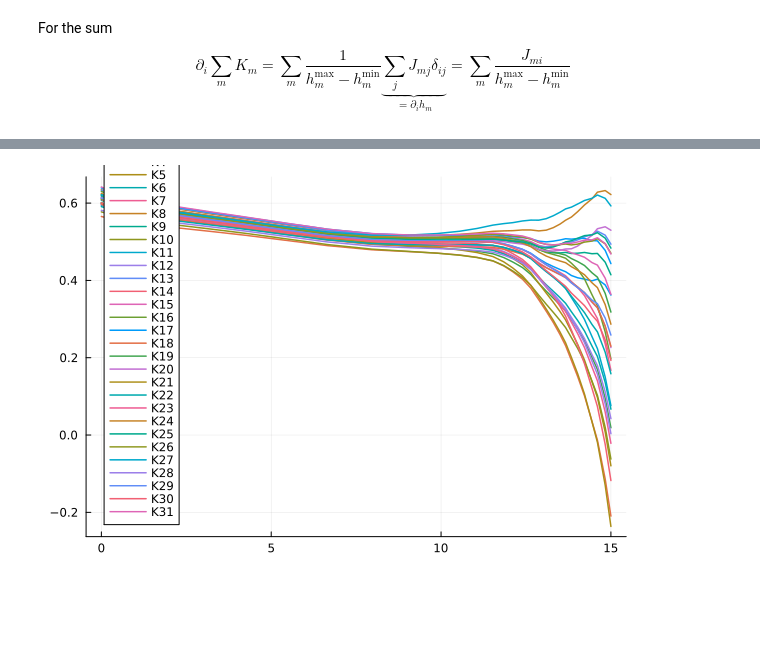
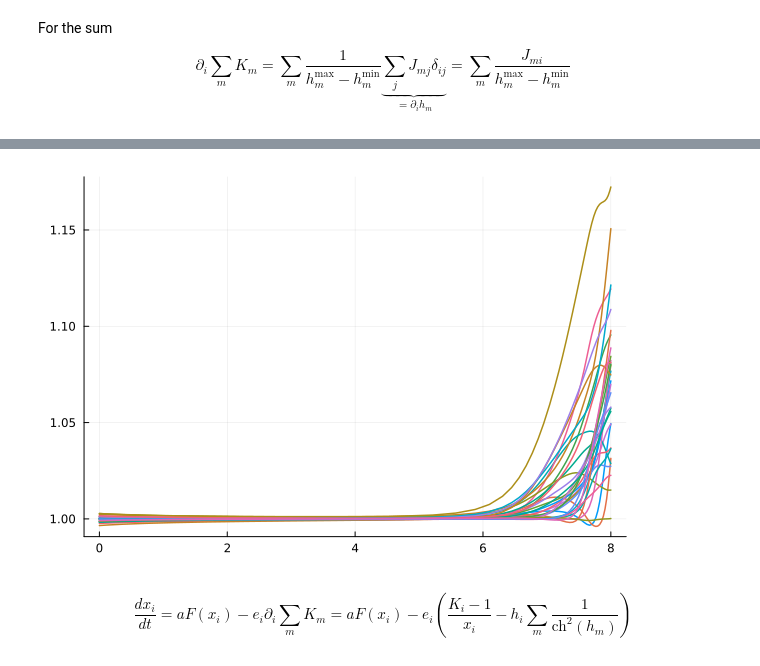
Before and after one commit to Modaino/Embeddings, a Jupyter notebook: embedding.ipynb, the cells around one changed output, grey strips where cells are left out. Saved outputs shown, nothing was run; the diff lists cells and outputs as text; code cells hidden in the pictures; blank space fills up the shorter version.

```diff
--- a/embedding.ipynb
+++ b/embedding.ipynb
@@ -304,15 +379,14 @@ function ALGO4_rule!(du, u, params, t)
     b = params[3]
     N = params[4]
     J = params[5]
+    h_min = params[6]
+    h_max = params[7]
 
     x = u[1:N]
     x = boxed(x)
     e = u[N+1:2N]
 
     h = [sum(J[i, j]*x[j] for j in 1:N) for i in 1:N]
-    h_min = [sum(- J[i, j] for j in 1:N) for i in 1:N]
-    h_max = [sum(J[i, j] for j in 1:N) for i in 1:N]
-
     K = [(h[i]-h_min[i])/(h_max[i]-h_min[i]) for i in 1:N]
 
     for i in 1:N
@@ -324,0 +401,15 @@ ALGO4_rule! (generic function with 1 method)
+# %%
+# define problem and run simulation
+h_min = [sum(- J[i, j] for j in 1:N) for i in 1:N]
+h_max = [sum(J[i, j] for j in 1:N) for i in 1:N]
+params = (1.9, 1.0, 0.1, N, J, h_min, h_max)     # (p, a, b, N, J)
+tspan = (0.0,10.0)
+
+# initial condition(s)
+u0 = rand(N+N*N)
+u0[1:N] = 0.95*(2*rand(N)-ones(N))   # This is x(t=0)
+#u0[N:] = ones(N*N);              # This is e(t=0)
+
+#p, beta, alpha, N J
+prob = ODEProblem(ALGO4_rule!, u0, tspan, params)
+sol = solve(prob, Tsit5());
@@ -368,32 +446,41 @@ plot(sol, idxs=(N+1):2N, plotdensity=100, lw=1.5, title="Auxiliary variables", l
 # %%
 # Preallocate the array for K
 K_values = zeros(length(sol.t), N)
 
 # Compute K for each time instance
 for (i, u) in enumerate(sol.u)
     x = u[1:N]
     h = [sum(J[i, j] * x[j] for j in 1:N) for i in 1:N]
     h_min = [sum(- J[i, j] for j in 1:N) for i in 1:N]
     h_max = [sum(J[i, j] for j in 1:N) for i in 1:N]
 
-    # K first kind
+    # K ALGO2
+    K = [1 - tanh(h[i]) * x[i] for i in 1:N]
+
+    # K ALGO3
     #K = [1 - tanh(h[i]) * x[i] for i in 1:N]
     #K = [1 - tanh(h[i]) for i in 1:N]
     #K = K - ones(N)*minimum(K)
     #K = K*(1/maximum(K))
 
-    # K second kind
-    K = [(h[i]-h_min[i])/(h_max[i]-h_min[i]) for i in 1:N]
+    # K ALGO4
+    #K = [(h[i]-h_min[i])/(h_max[i]-h_min[i]) for i in 1:N]
+
+
     K_values[i, :] = K
 end
 
 # Plot each component of K over time
 p = plot()
 for i in 1:N
-    plot!(p, sol.t, K_values[:, i], label="K$i", lw=1.5)
+    plot!(p, sol.t, K_values[:, i], label="K$i", lw=1.5, legend=false)
 end
 
 # Show the plot
 display(p)
 # %% [output]
-[figure, old version]
+[figure, new version]
+# %% [markdown]
+$$
+\frac{dx_i}{dt} = a F(x_i) - e_i \partial_i \sum_m K_m = a F(x_i) - e_i\left( \frac{K_i-1}{x_i} - h_i \sum_m \frac{1}{\text{ch}^2(h_m)} \right)
+$$
```
Also changed, not shown: parts of 37 cells of this notebook.
